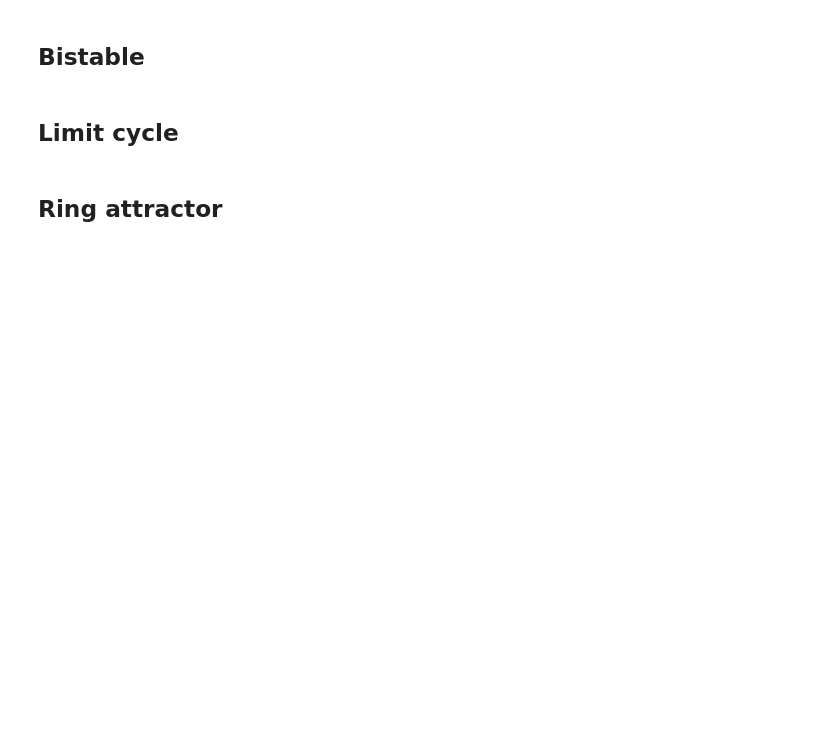
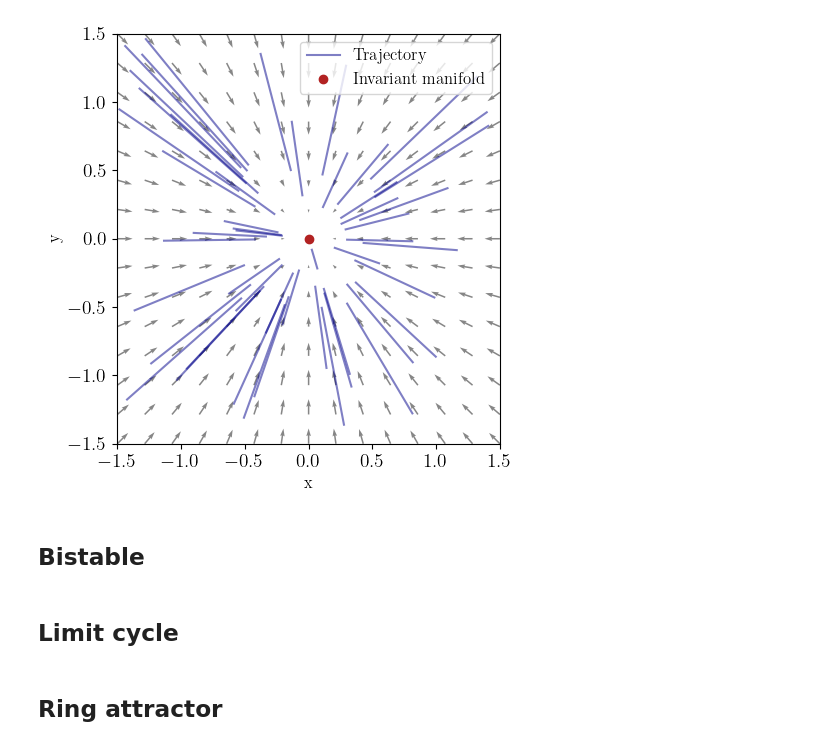
Before and after one commit to Asagodi/topological_diversity, a Jupyter notebook: iam/source_motifs.ipynb, the cells around one changed output. Saved outputs shown, nothing was run; the diff lists cells and outputs as text; code cells hidden in the pictures; blank space fills up the shorter version.

Commit message:
source plotting

```diff
--- a/iam/source_motifs.ipynb
+++ b/iam/source_motifs.ipynb
@@ -65,6 +65,39 @@ def torus_4d_to_3d(torus_4d: np.ndarray, R: float = 2.0, r: float = 1.0) -> np.n
     z = r * np.sin(phi)
 
     return np.stack([x, y, z], axis=-1)
+# %%
+### LDS / 1 fixed point
+dim=2
+dt=0.01
+time_span=torch.tensor([0, 1])
+#make system
+generator_sys = LearnableNDLinearSystem(dim=dim, dt=dt, time_span=time_span)
+init_conds = generate_initial_conditions(sampling_method='uniform', num_points=50, bounds=[(-1.5, 1.5)]*2, seed=simulation_params['seed'])
+traj = generator_sys.compute_trajectory(init_conds).detach().numpy()
+
+X, Y, U, V = get_ds_vf(generator_sys, bounds=[-1.5, 1.5], num_points=15)
+magnitude = np.sqrt(U**2 + V**2)
+max_magnitude = 1.0 # Clip VF magnitudes for visualization
+scaling = np.minimum(1.0, max_magnitude / (magnitude + 1e-8))  # avoid division by zero
+U_clipped = U * scaling
+V_clipped = V * scaling
+inv_man = generator_sys.invariant_manifold().detach().numpy()
+fig, ax = plt.subplots(1, 1, figsize=(5, 5))
+ax.quiver(X, Y, U_clipped, V_clipped, color='gray', alpha=0.95, scale=25)
+for i in range(0, len(traj)):
+    ax.plot(traj[i, :, 0], traj[i, :, 1], '-', color='darkblue', markersize=2, alpha=0.5, label='Trajectory' if i==0 else "")
+
+
+ax.scatter(inv_man[0], inv_man[1], color='firebrick', zorder=10, label='Invariant manifold');
+ax.legend()
+ax.set_xlabel('x')
+ax.set_ylabel('y')
+ax.set_xlim(-1.5, 1.5)
+ax.set_ylim(-1.5, 1.5)
+plt.tight_layout()
+plt.savefig(os.path.join(fig_dir, 'lds_2d.pdf'), dpi=300)
+# %% [output]
+[figure, added]
 # %% [markdown]
 ## Bistable
 # %%
```
Also changed, not shown: parts of 2 cells of this notebook.
